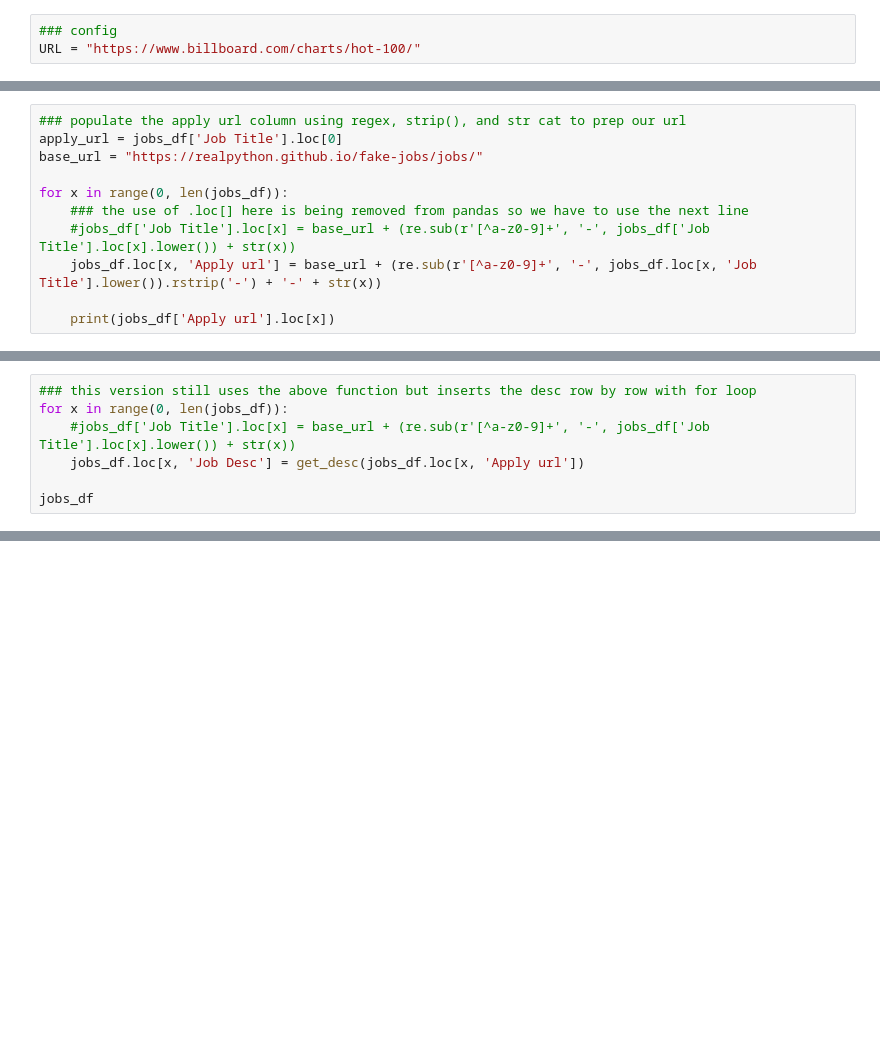
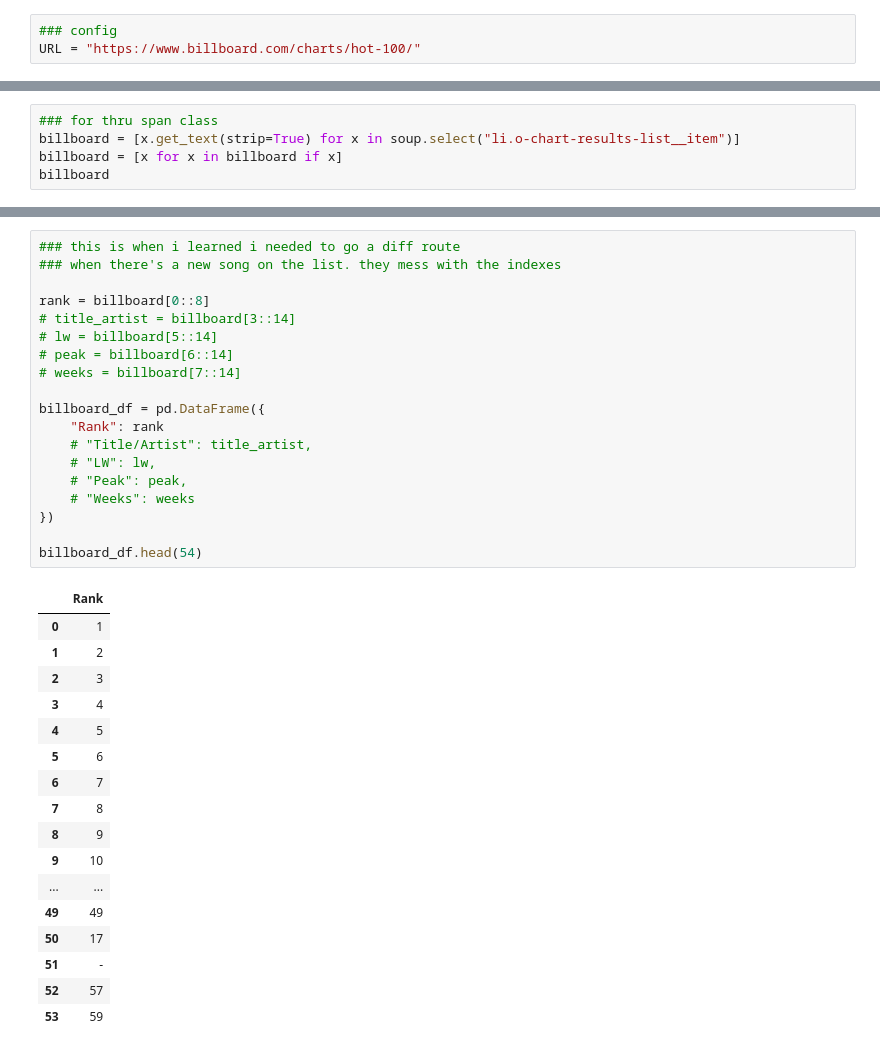
Before and after one commit to NewForce-Data-Cohort-12/web-scraping-jcoolip, a Jupyter notebook: billboard_bonus.ipynb, the cells around one changed output, grey strips where cells are left out. Cells and saved outputs as stored; diff of their text form; blank space fills up the shorter version.

Commit message:
billboard bonus

```diff
--- a/billboard_bonus.ipynb
+++ b/billboard_bonus.ipynb
@@ -217,11 +119,0 @@ jobs_df = pd.DataFrame({
-# %%
-### populate the apply url column using regex, strip(), and str cat to prep our url
-apply_url = jobs_df['Job Title'].loc[0]
-base_url = "https://realpython.github.io/fake-jobs/jobs/"
-
-for x in range(0, len(jobs_df)):
-    ### the use of .loc[] here is being removed from pandas so we have to use the next line
-    #jobs_df['Job Title'].loc[x] = base_url + (re.sub(r'[^a-z0-9]+', '-', jobs_df['Job Title'].loc[x].lower()) + str(x))
-    jobs_df.loc[x, 'Apply url'] = base_url + (re.sub(r'[^a-z0-9]+', '-', jobs_df.loc[x, 'Job Title'].lower()).rstrip('-') + '-' + str(x))
-
-    print(jobs_df['Apply url'].loc[x])
@@ -270,7 +119,0 @@ jobs_df
-# %%
-### this version still uses the above function but inserts the desc row by row with for loop
-for x in range(0, len(jobs_df)):
-    #jobs_df['Job Title'].loc[x] = base_url + (re.sub(r'[^a-z0-9]+', '-', jobs_df['Job Title'].loc[x].lower()) + str(x))
-    jobs_df.loc[x, 'Job Desc'] = get_desc(jobs_df.loc[x, 'Apply url'])
-
-jobs_df
@@ -290,0 +180,5 @@ jobs_df
+# %%
+### for thru span class
+billboard = [x.get_text(strip=True) for x in soup.select("li.o-chart-results-list__item")]
+billboard = [x for x in billboard if x]
+billboard
@@ -290,0 +203,37 @@ jobs_df
+# %%
+### this is when i learned i needed to go a diff route
+### when there's a new song on the list. they mess with the indexes
+
+rank = billboard[0::8]
+# title_artist = billboard[3::14]
+# lw = billboard[5::14]
+# peak = billboard[6::14]
+# weeks = billboard[7::14]
+
+billboard_df = pd.DataFrame({
+    "Rank": rank
+    # "Title/Artist": title_artist,
+    # "LW": lw,
+    # "Peak": peak,
+    # "Weeks": weeks
+})
+
+billboard_df.head(54)
+# %% [output]
+|  | Rank |
+| 0 | 1 |
+| 1 | 2 |
+| 2 | 3 |
+| 3 | 4 |
+| 4 | 5 |
+| 5 | 6 |
+| 6 | 7 |
+| 7 | 8 |
+| 8 | 9 |
+| 9 | 10 |
+| ... | ... |
+| 49 | 49 |
+| 50 | 17 |
+| 51 | - |
+| 52 | 57 |
+| 53 | 59 |
```
Also changed, not shown: parts of 26 cells of this notebook, 1 other file.
